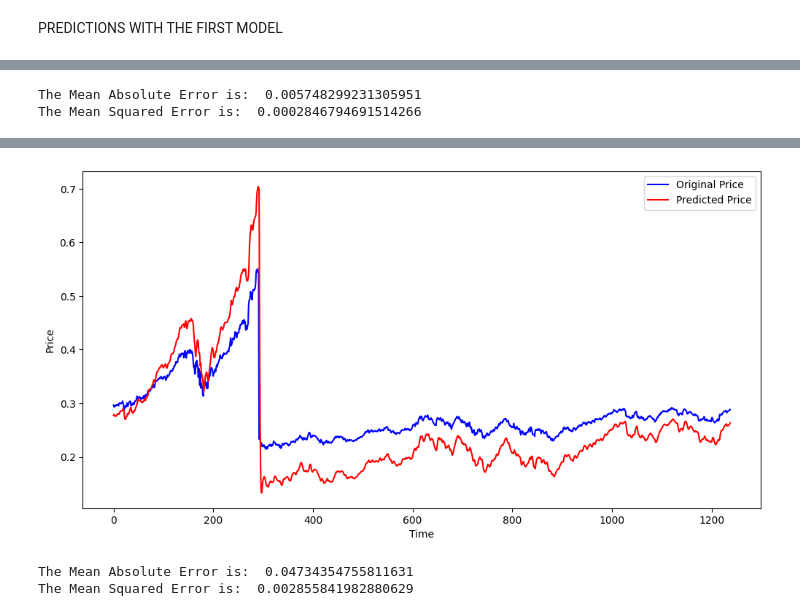
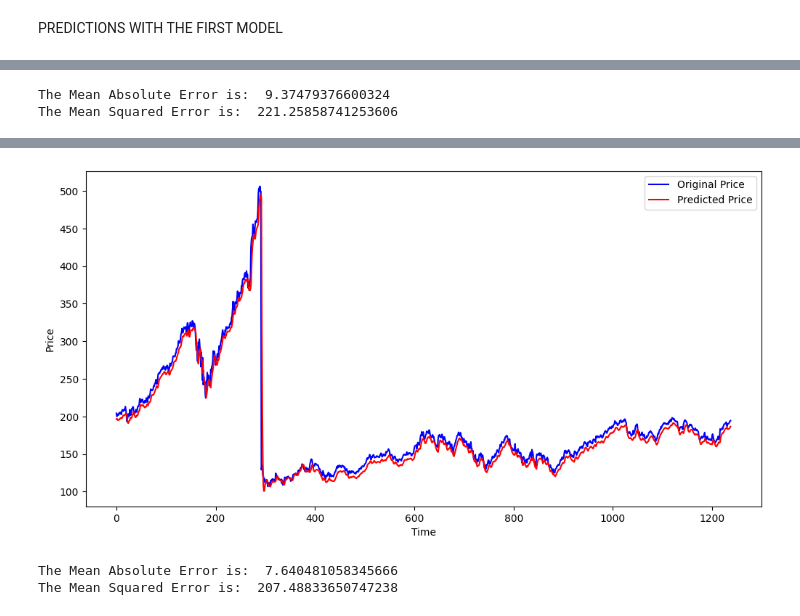
Before and after one commit to Samadeolu7/final-project, a Jupyter notebook: stock_analysis.ipynb, the cells around one changed output, grey strips where cells are left out. Drawn from its saved outputs; the diff is of its cells as text; code cells hidden in the pictures.

Commit message:
fixed issues with the graphs

```diff
--- a/stock_analysis.ipynb
+++ b/stock_analysis.ipynb
@@ -267,7 +267,7 @@ model2.add(Dropout(0.1))
 model2.add(LSTM(80, return_sequences=True, activation='tanh'))
 model2.add(Dropout(0.1))
 
-model2.add(LSTM(40, return_sequences=True, activation='tanh'))
+model2.add(LSTM(40, return_sequences=False, activation='tanh'))
 model2.add(Dropout(0.1))
 
 model2.add(Dense(1))
@@ -517,4 +517,5 @@ array([[204.23],
 past_100_days = pd.DataFrame(train_close[-100:])
 test_df = pd.DataFrame(test_close)
 final_df = pd.concat([past_100_days, test_df], ignore_index=True)
-final_df = scaler.transform(final_df)
+input_data  = scaler.transform(final_df)
+input_data.shape
@@ -521,5 +523,0 @@ final_df = scaler.transform(final_df)
-# %%
-input_data = scaler.fit_transform(final_df)
-input_data
-
-input_data.shape
@@ -614,13 +608,13 @@ mse = mean_squared_error(y_test, y_pred3)
 print("The Mean Absolute Error is: ", mae)
 print("The Mean Squared Error is: ", mse)
 # %% [output]
-The Mean Absolute Error is:  0.005748299231305951
-The Mean Squared Error is:  0.0002846794691514266
+The Mean Absolute Error is:  9.37479376600324
+The Mean Squared Error is:  221.25858741253606
 # %%
 y_pred4 = model4.predict(x_test)
 
 y_pred4 = scaler.inverse_transform(y_pred4)
-y_test = scaler.inverse_transform(y_test.reshape(-1, 1))
+
 plt.figure(figsize = (12,6))
 plt.plot(y_test, 'b', label = "Original Price")
 plt.plot(y_pred4, 'r', label = "Predicted Price")
@@ -633,4 +627,4 @@ plt.show()
-[figure, old version]
+[figure, new version]
 # %%
 from sklearn.metrics import mean_absolute_error, mean_squared_error, r2_score
 
@@ -639,5 +633,5 @@ mse = mean_squared_error(y_test, y_pred4)
 print("The Mean Absolute Error is: ", mae)
 print("The Mean Squared Error is: ", mse)
 # %% [output]
-The Mean Absolute Error is:  0.04734354755811631
-The Mean Squared Error is:  0.002855841982880629
+The Mean Absolute Error is:  7.640481058345666
+The Mean Squared Error is:  207.48833650747238
```
Also changed, not shown: parts of 16 cells of this notebook, 2 other files.
